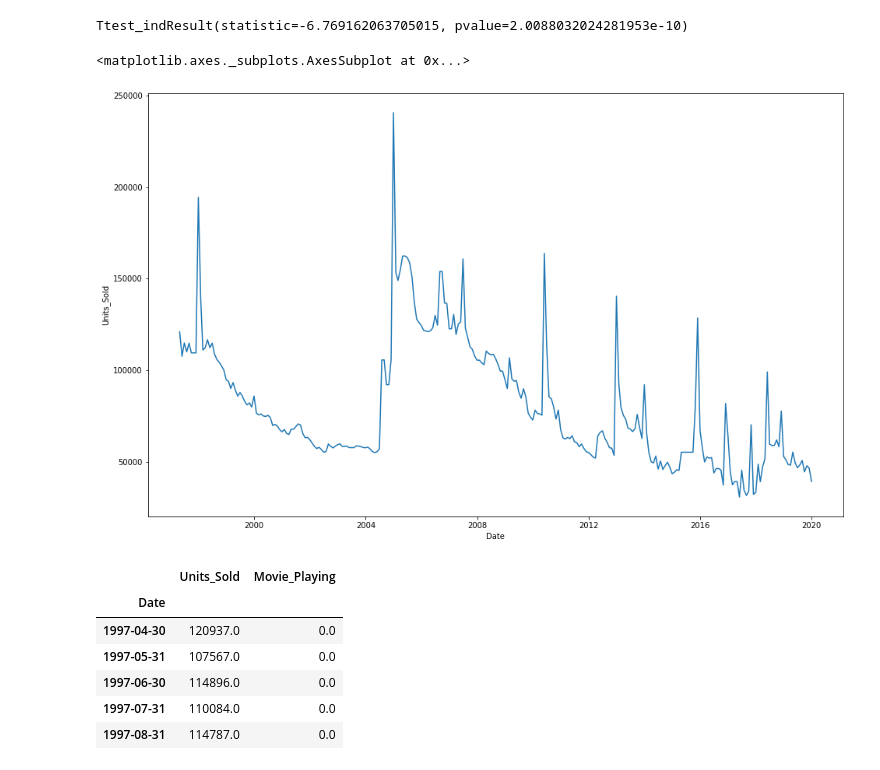
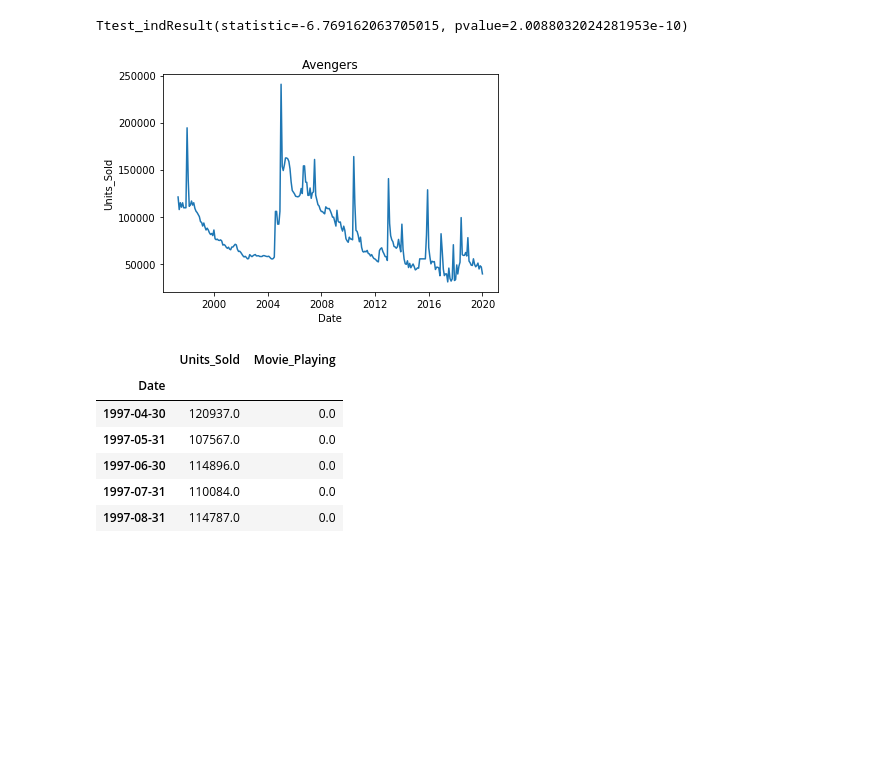
Before and after one commit to bgbarton0360/Capstone-Project-1, a Jupyter notebook: Avengers_Stat.ipynb, the cells around one changed output. Drawn from its saved outputs; the diff is of its cells as text; code cells hidden in the pictures; blank space fills up the shorter version.

```diff
--- a/Avengers_Stat.ipynb
+++ b/Avengers_Stat.ipynb
@@ -150,11 +152,11 @@ Ttest_indResult(statistic=-6.769162063705015, pvalue=2.0088032024281953e-10)
 # %%
 #Without Movie_Playing External Predictor
 # %%
-plt.figure(figsize=(16,10))
+plt.title("Avengers")
 sns.lineplot(x=Avengers.index, y=Avengers.Units_Sold, data=Avengers)
+plt.savefig('Avengers_Line.png', dpi=300, bbox_inches='tight')
 # %% [output]
-<matplotlib.axes._subplots.AxesSubplot at 0x...>
-[figure, old version]
+[figure, new version]
 # %%
 train = Avengers.loc['1997-04-30':'2015-01-31']
 test= Avengers.loc['2015-02-28':]
```
Also changed, not shown: parts of 10 cells of this notebook, 36 other files.
